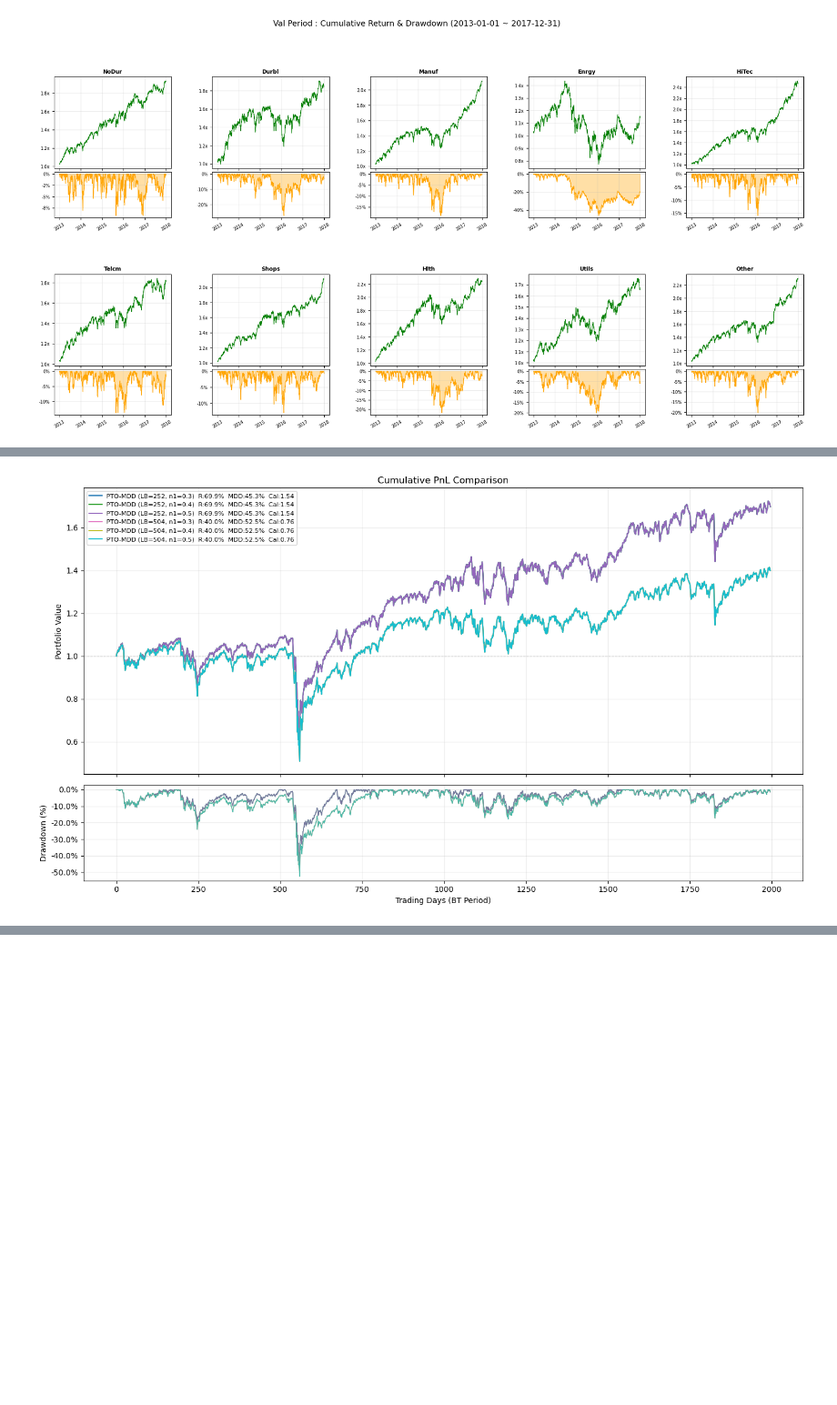
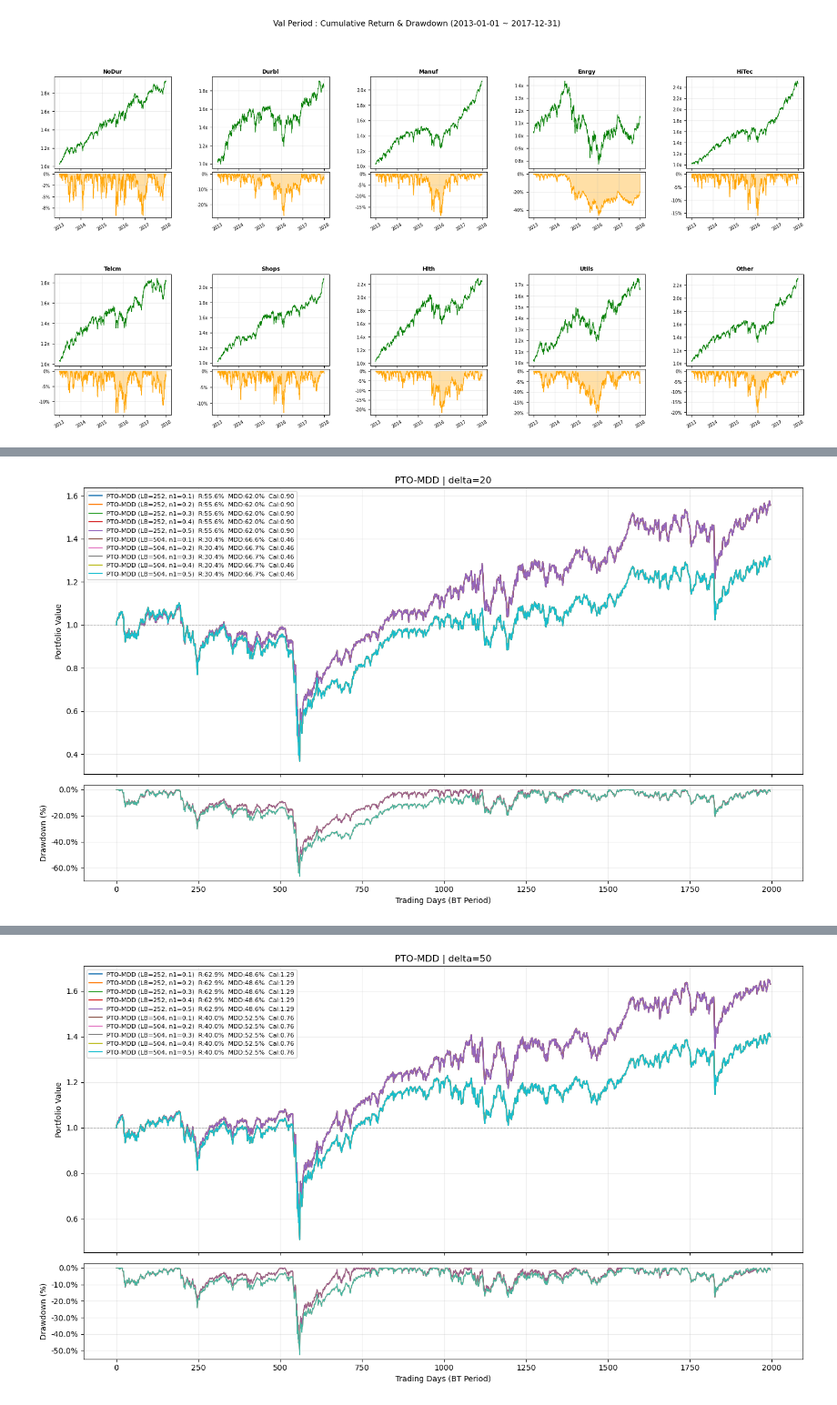
Before and after one commit to taekyounglee1224/cvxpy-portfolio-lab, a Jupyter notebook: DFL-MDD/10_inds.ipynb, the cells around one changed output, grey strips where cells are left out. Shown at 91% size. Cells and saved outputs as stored; diff of their text form; code cells hidden in the pictures; blank space fills up the shorter version.

```diff
--- a/DFL-MDD/10_inds.ipynb
+++ b/DFL-MDD/10_inds.ipynb
@@ -118,17 +118,17 @@ N          = HORIZON
 M          = N_STOCKS   # 10
 C          = 1.0
 d          = 1.0
-lam        = 0.7
-delta      = 50          # risk aversion
+lam        = 0.3
+DELTA_LIST = [20, 50]        # risk aversion
 HIDDEN_DIM = 128
-EPOCHS     = 100
+EPOCHS     = 500
 BATCH_SIZE = 16
 LR         = 1e-4
-PATIENCE   = 20
+PATIENCE   = 50
 
 # ── 실험 grid ──
 LOOKBACK_LIST = [252, 504]
-N1_LIST       = [0.3, 0.4, 0.5]
+N1_LIST       = [0.1, 0.2, 0.3, 0.4, 0.5]
 
 configs = [
     {"LOOKBACK": lb, "n1": n1}
@@ -608,40 +633,45 @@ import pto_mdd
 importlib.reload(pto_mdd)
 from pto_mdd import train_pto_mdd, backtest_pto_mdd
 
-all_results_pto_mdd = []
+for delta_val in DELTA_LIST:
+    print(f"\n{'#'*60}")
+    print(f"  PTO-MDD  |  delta = {delta_val}")
+    print(f"{'#'*60}")
 
-for cfg in configs:
-    LOOKBACK = cfg["LOOKBACK"]
-    n1       = cfg["n1"]
+    all_results_pto_mdd = []
 
-    print(f"\n{'='*60}")
-    print(f"  Config: LOOKBACK={LOOKBACK}, n1={n1}")
-    print(f"{'='*60}")
+    for cfg in configs:
+        LOOKBACK = cfg["LOOKBACK"]
+        n1       = cfg["n1"]
 
-    INPUT_DIM = LOOKBACK * N_STOCKS
+        print(f"\n{'='*60}")
+        print(f"  Config: LOOKBACK={LOOKBACK}, n1={n1}")
+        print(f"{'='*60}")
 
-    train_samples = make_windows(full_np, LOOKBACK, HORIZON,
-                                 start=LOOKBACK, end=N_TRAIN)
-    val_samples   = make_windows(full_np, LOOKBACK, HORIZON,
-                                 start=VAL_START_IDX, end=VAL_START_IDX + N_VAL)
-    rebal_samples = make_windows(full_np, LOOKBACK, HORIZON,
-                                 start=BT_START_IDX, end=BT_START_IDX + N_BT)
-    rebal_samples = rebal_samples[::HORIZON]
+        INPUT_DIM = LOOKBACK * N_STOCKS
 
-    torch.manual_seed(42)
+        train_samples = make_windows(full_np, LOOKBACK, HORIZON,
+                                     start=LOOKBACK, end=N_TRAIN)
+        val_samples   = make_windows(full_np, LOOKBACK, HORIZON,
+                                     start=VAL_START_IDX, end=VAL_START_IDX + N_VAL)
+        rebal_samples = make_windows(full_np, LOOKBACK, HORIZON,
+                                     start=BT_START_IDX, end=BT_START_IDX + N_BT)
+        rebal_samples = rebal_samples[::HORIZON]
 
-    model_pto_mdd = PredictionModel(INPUT_DIM, HIDDEN_DIM, N, M)
-    train_pto_mdd(model_pto_mdd, train_samples, val_samples,
-                  EPOCHS, BATCH_SIZE, LR, patience=PATIENCE)
+        torch.manual_seed(42)
 
-    bt_pto_mdd = backtest_pto_mdd(
-        model_pto_mdd, rebal_samples, N, d, C,
-        n1=n1, x_min=x_min, x_max=x_max, gamma=gamma,
-        delta=delta,
-        is_mean=is_mean, is_std=is_std,
-        stock_names=stock_names,
-    )
-    all_results_pto_mdd.append((bt_pto_mdd, f"PTO-MDD (LB={LOOKBACK}, n1={n1})"))
+        model_pto_mdd = PredictionModel(INPUT_DIM, HIDDEN_DIM, N, M)
+        train_pto_mdd(model_pto_mdd, train_samples, val_samples,
+                      EPOCHS, BATCH_SIZE, LR, patience=PATIENCE)
 
-plot_multi_pnl(all_results_pto_mdd)
+        bt_pto_mdd = backtest_pto_mdd(
+            model_pto_mdd, rebal_samples, N, d, C,
+            n1=n1, x_min=x_min, x_max=x_max, gamma=gamma,
+            delta=delta_val,
+            is_mean=is_mean, is_std=is_std,
+            stock_names=stock_names,
+        )
+        all_results_pto_mdd.append((bt_pto_mdd, f"PTO-MDD (LB={LOOKBACK}, n1={n1})"))
+
+    plot_multi_pnl(all_results_pto_mdd, title=f"PTO-MDD | delta={delta_val}")
 # %% [output]
@@ -665 +695 @@ plot_multi_pnl(all_results_pto_mdd)
-[figure, old version]
+[figure, new version]
@@ -665,0 +713 @@ plot_multi_pnl(all_results_pto_mdd)
+[figure, added]
```
Also changed, not shown: parts of 5 cells of this notebook, 4 other files.
